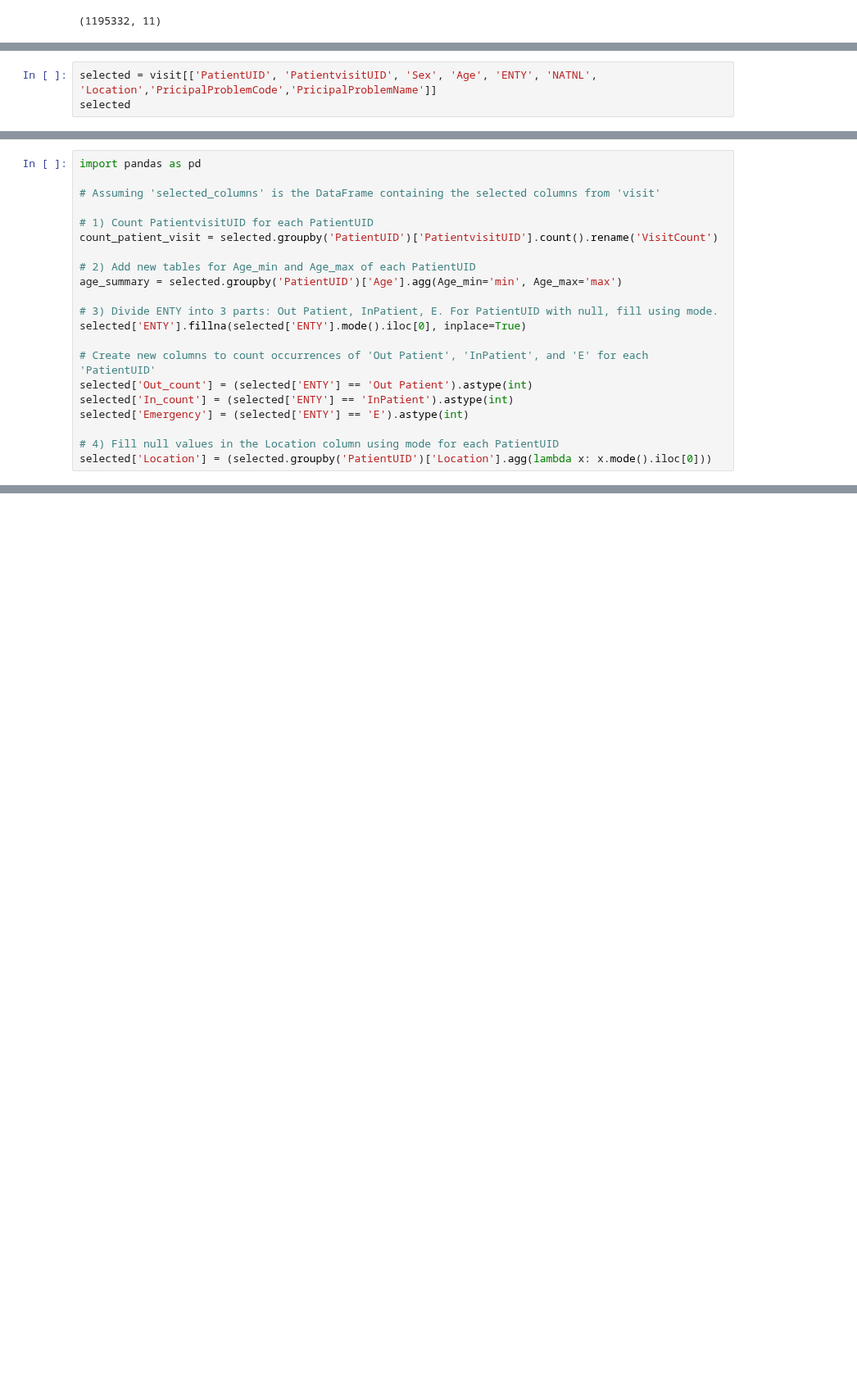
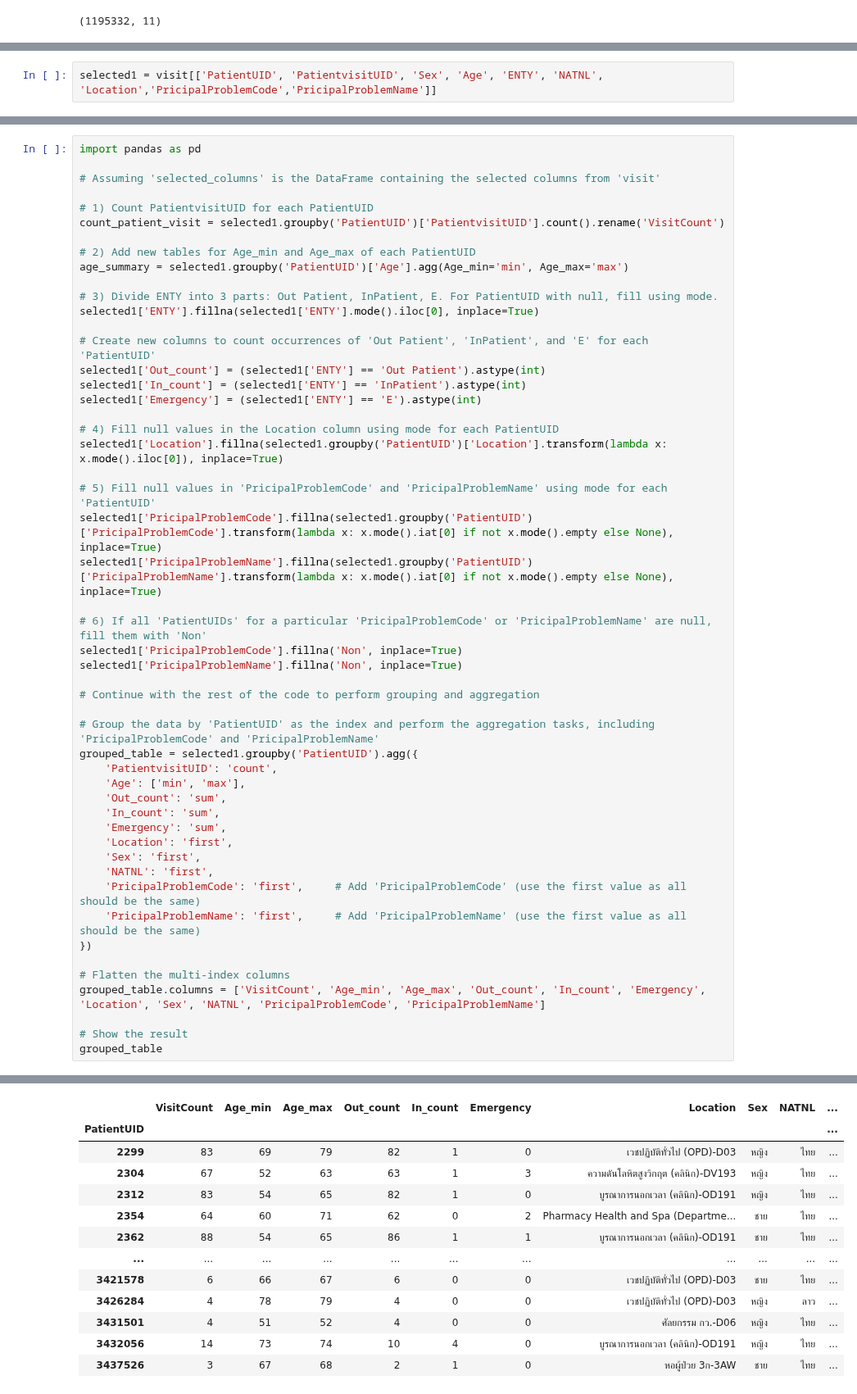
Before and after one commit to nxxk23/PROJECT, a Jupyter notebook: VisitFile.ipynb, the cells around one changed output, grey strips where cells are left out. Shown at 82% size. Cells and saved outputs as stored; diff of their text form; blank space fills up the shorter version.

```diff
--- a/VisitFile.ipynb
+++ b/VisitFile.ipynb
@@ -52,3 +49,2 @@ visit.tail(10)
 # %%
-selected = visit[['PatientUID', 'PatientvisitUID', 'Sex', 'Age', 'ENTY', 'NATNL', 'Location','PricipalProblemCode','PricipalProblemName']]
-selected
+selected1 = visit[['PatientUID', 'PatientvisitUID', 'Sex', 'Age', 'ENTY', 'NATNL', 'Location','PricipalProblemCode','PricipalProblemName']]
@@ -72,21 +67,51 @@ import pandas as pd
 # Assuming 'selected_columns' is the DataFrame containing the selected columns from 'visit'
 
 # 1) Count PatientvisitUID for each PatientUID
-count_patient_visit = selected.groupby('PatientUID')['PatientvisitUID'].count().rename('VisitCount')
+count_patient_visit = selected1.groupby('PatientUID')['PatientvisitUID'].count().rename('VisitCount')
 
 # 2) Add new tables for Age_min and Age_max of each PatientUID
-age_summary = selected.groupby('PatientUID')['Age'].agg(Age_min='min', Age_max='max')
+age_summary = selected1.groupby('PatientUID')['Age'].agg(Age_min='min', Age_max='max')
 
 # 3) Divide ENTY into 3 parts: Out Patient, InPatient, E. For PatientUID with null, fill using mode.
-selected['ENTY'].fillna(selected['ENTY'].mode().iloc[0], inplace=True)
+selected1['ENTY'].fillna(selected1['ENTY'].mode().iloc[0], inplace=True)
 
 # Create new columns to count occurrences of 'Out Patient', 'InPatient', and 'E' for each 'PatientUID'
-selected['Out_count'] = (selected['ENTY'] == 'Out Patient').astype(int)
-selected['In_count'] = (selected['ENTY'] == 'InPatient').astype(int)
-selected['Emergency'] = (selected['ENTY'] == 'E').astype(int)
+selected1['Out_count'] = (selected1['ENTY'] == 'Out Patient').astype(int)
+selected1['In_count'] = (selected1['ENTY'] == 'InPatient').astype(int)
+selected1['Emergency'] = (selected1['ENTY'] == 'E').astype(int)
 
 # 4) Fill null values in the Location column using mode for each PatientUID
-selected['Location'] = (selected.groupby('PatientUID')['Location'].agg(lambda x: x.mode().iloc[0]))
+selected1['Location'].fillna(selected1.groupby('PatientUID')['Location'].transform(lambda x: x.mode().iloc[0]), inplace=True)
+
+# 5) Fill null values in 'PricipalProblemCode' and 'PricipalProblemName' using mode for each 'PatientUID'
+selected1['PricipalProblemCode'].fillna(selected1.groupby('PatientUID')['PricipalProblemCode'].transform(lambda x: x.mode().iat[0] if not x.mode().empty else None), inplace=True)
+selected1['PricipalProblemName'].fillna(selected1.groupby('PatientUID')['PricipalProblemName'].transform(lambda x: x.mode().iat[0] if not x.mode().empty else None), inplace=True)
+
+# 6) If all 'PatientUIDs' for a particular 'PricipalProblemCode' or 'PricipalProblemName' are null, fill them with 'Non'
+selected1['PricipalProblemCode'].fillna('Non', inplace=True)
+selected1['PricipalProblemName'].fillna('Non', inplace=True)
+
+# Continue with the rest of the code to perform grouping and aggregation
+
+# Group the data by 'PatientUID' as the index and perform the aggregation tasks, including 'PricipalProblemCode' and 'PricipalProblemName'
+grouped_table = selected1.groupby('PatientUID').agg({
+    'PatientvisitUID': 'count',
+    'Age': ['min', 'max'],
+    'Out_count': 'sum',
+    'In_count': 'sum',
+    'Emergency': 'sum',
+    'Location': 'first',
+    'Sex': 'first',
+    'NATNL': 'first',
+    'PricipalProblemCode': 'first',     # Add 'PricipalProblemCode' (use the first value as all should be the same)
+    'PricipalProblemName': 'first',     # Add 'PricipalProblemName' (use the first value as all should be the same)
+})
+
+# Flatten the multi-index columns
+grouped_table.columns = ['VisitCount', 'Age_min', 'Age_max', 'Out_count', 'In_count', 'Emergency', 'Location', 'Sex', 'NATNL', 'PricipalProblemCode', 'PricipalProblemName']
+
+# Show the result
+grouped_table
 # %% [output]
 A value is trying to be set on a copy of a slice from a DataFrame
 
@@ -99,0 +125,13 @@ See the caveats in the documentation: https://pandas.pydata.org/pandas-docs/stab
+|  | VisitCount | Age_min | Age_max | Out_count | In_count | Emergency | Location | Sex | NATNL | ... |
+| PatientUID |  |  |  |  |  |  |  |  |  | ... |
+| 2299 | 83 | 69 | 79 | 82 | 1 | 0 | เวชปฏิบัติทั่วไป (OPD)-D03 | หญิง | ไทย | ... |
+| 2304 | 67 | 52 | 63 | 63 | 1 | 3 | ความดันโลหิตสูงวิกฤต (คลินิก)-DV193 | หญิง | ไทย | ... |
+| 2312 | 83 | 54 | 65 | 82 | 1 | 0 | บูรณาการนอกเวลา (คลินิก)-OD191 | หญิง | ไทย | ... |
+| 2354 | 64 | 60 | 71 | 62 | 0 | 2 | Pharmacy Health and Spa (Departme... | ชาย | ไทย | ... |
+| 2362 | 88 | 54 | 65 | 86 | 1 | 1 | บูรณาการนอกเวลา (คลินิก)-OD191 | ชาย | ไทย | ... |
+| ... | ... | ... | ... | ... | ... | ... | ... | ... | ... | ... |
+| 3421578 | 6 | 66 | 67 | 6 | 0 | 0 | เวชปฏิบัติทั่วไป (OPD)-D03 | ชาย | ไทย | ... |
+| 3426284 | 4 | 78 | 79 | 4 | 0 | 0 | เวชปฏิบัติทั่วไป (OPD)-D03 | หญิง | ลาว | ... |
+| 3431501 | 4 | 51 | 52 | 4 | 0 | 0 | ศัลยกรรม กว.-D06 | หญิง | ไทย | ... |
+| 3432056 | 14 | 73 | 74 | 10 | 4 | 0 | บูรณาการนอกเวลา (คลินิก)-OD191 | หญิง | ไทย | ... |
+| 3437526 | 3 | 67 | 68 | 2 | 1 | 0 | หอผู้ป่วย 3ก-3AW | ชาย | ไทย | ... |
```
Also changed, not shown: parts of 37 cells of this notebook.
